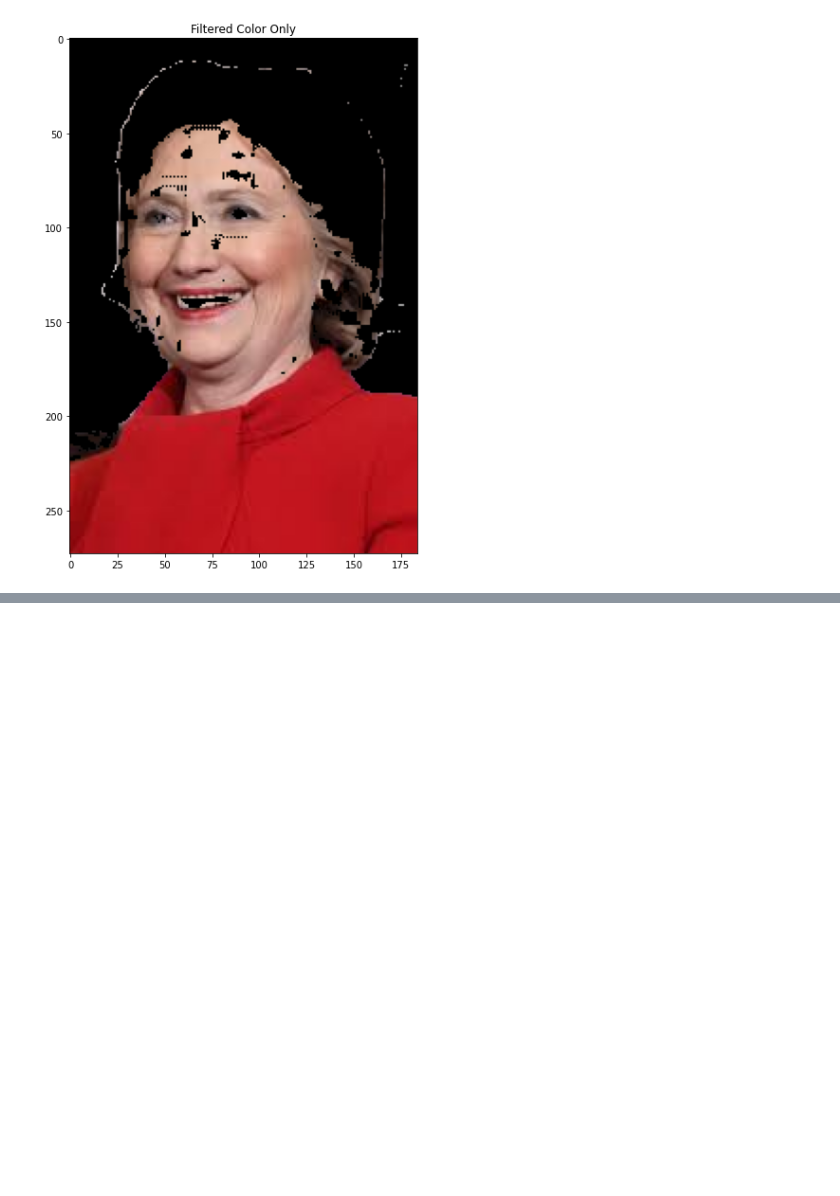
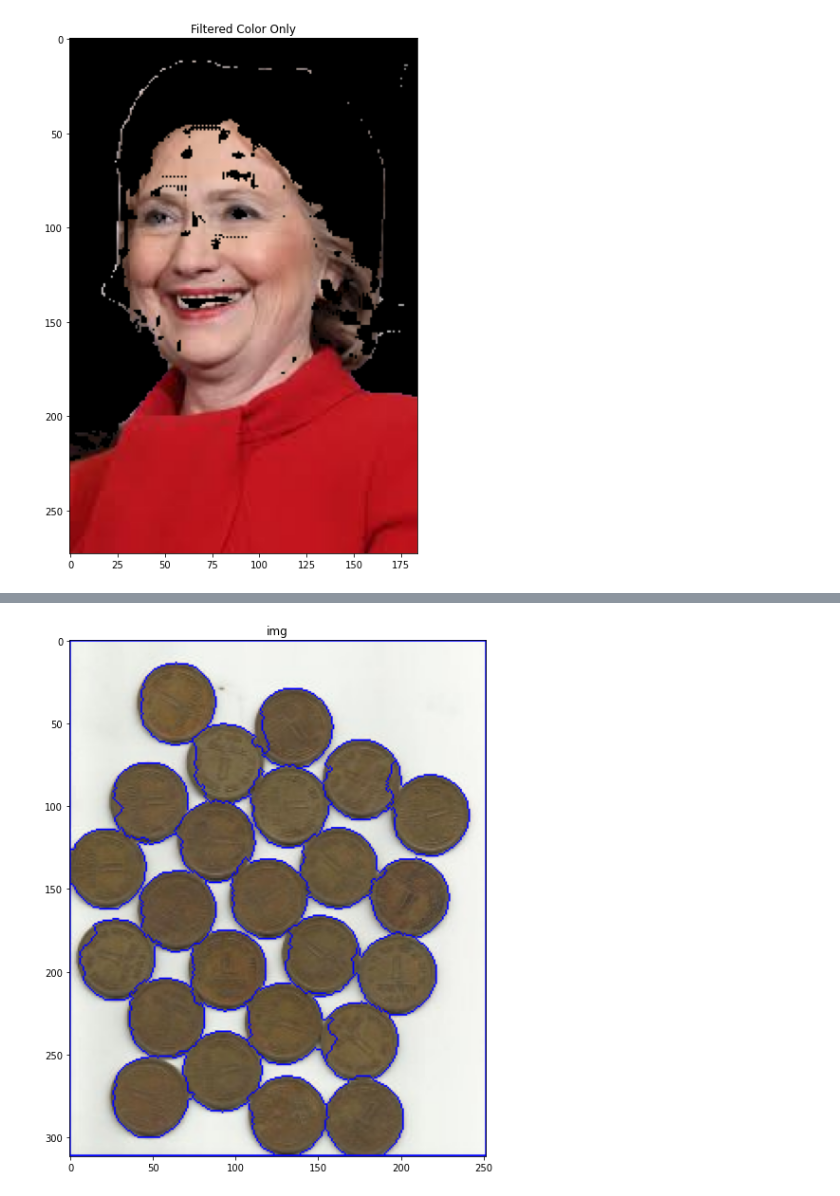
Before and after one commit to enosjeba/OpenCV, a Jupyter notebook: Image_analysis_and_transformation.ipynb, the cells around one changed output, grey strips where cells are left out. Cells and saved outputs as stored; diff of their text form; code cells hidden in the pictures; blank space fills up the shorter version.

```diff
--- a/Image_analysis_and_transformation.ipynb
+++ b/Image_analysis_and_transformation.ipynb
@@ -329,0 +406,18 @@ imshow('Filtered Color Only', res)
+# %%
+#Marker Labelling
+#Connected Components determines the connectivity of
+#blob-like region in a binary image
+ret, markers = cv2.connectedComponents(sure_fg)
+
+#Add one to all labels to make sure background is not 0 but 1
+markers = markers+1
+
+#Marking unknown region with 0
+markers[unknown==255] = 0
+
+markers = cv2.watershed(img, markers)
+img[markers == -1] = [255, 0, 0]
+
+imshow("img", img)
+# %% [output]
+[figure, added]
```
Also changed, not shown: parts of 7 cells of this notebook.
